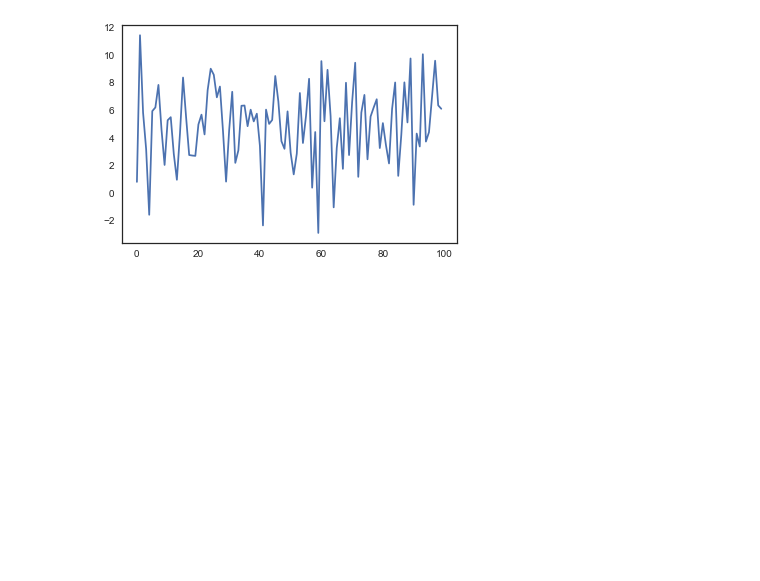
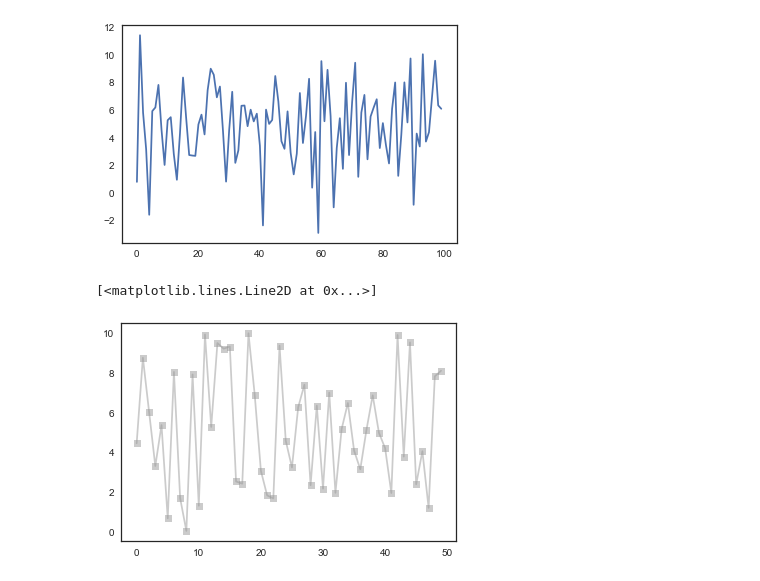
Before and after one commit to muftring/iu-datavis, a Jupyter notebook: week-05/lab5-workbook.ipynb, the cells around one changed output. Drawn from its saved outputs; the diff is of its cells as text; code cells hidden in the pictures; blank space fills up the shorter version.

Commit message:
Lab 5 - progressing through Q1: 1D scatter plots

```diff
--- a/week-05/lab5-workbook.ipynb
+++ b/week-05/lab5-workbook.ipynb
@@ -21,3 +21,15 @@ plt.plot(generate_many_numbers(100))
 # %% [output]
 [<matplotlib.lines.Line2D at 0x...>]
 [figure]
+# %%
+# ref: https://stackoverflow.com/questions/15928539/matplotlib-how-to-make-the-marker-face-color-transparent-without-making-the-li
+import numpy as np
+import matplotlib.pyplot as plt
+
+vec = np.random.uniform(0, 10, 50)
+f = plt.figure(1)
+ax = f.add_subplot(111)
+ax.plot(vec, color='#999999', marker='s', alpha=0.5)
+# %% [output]
+[<matplotlib.lines.Line2D at 0x...>]
+[figure, added]
```
